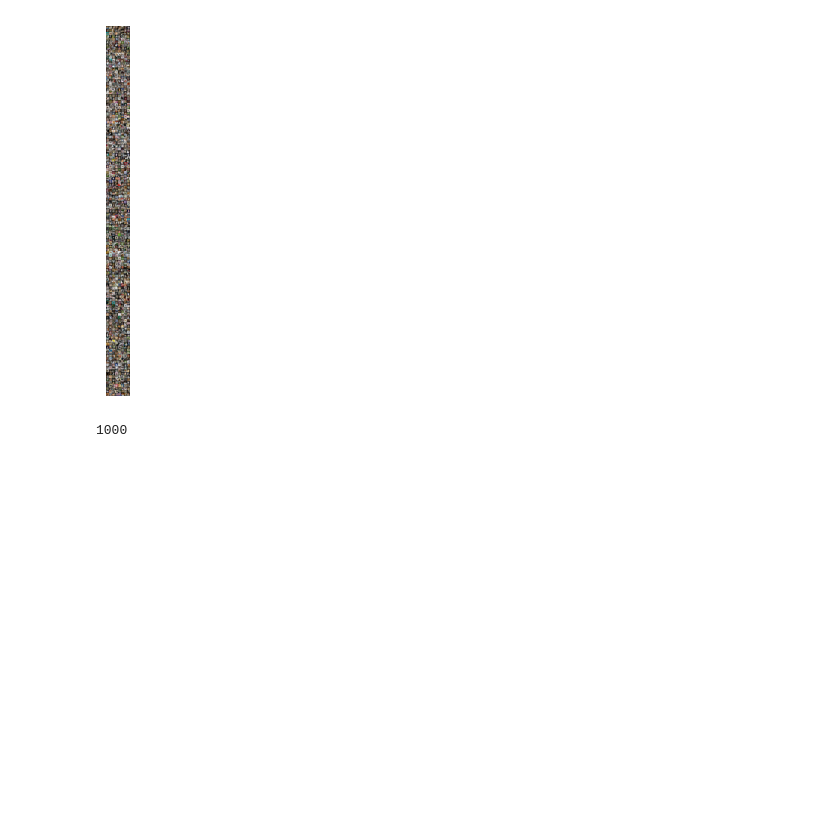
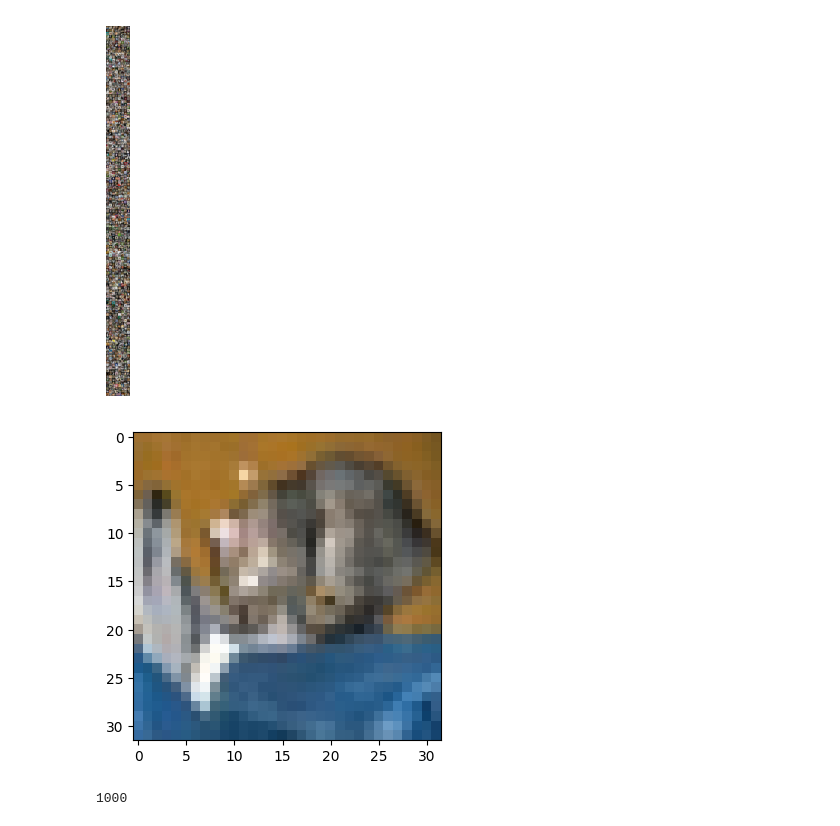
Before and after one commit to dkumar2701/image-deeplearning, a Jupyter notebook: ConditionalFID.ipynb, the cells around one changed output. Cells and saved outputs as stored; diff of their text form; code cells hidden in the pictures; blank space fills up the shorter version.

```diff
--- a/ConditionalFID.ipynb
+++ b/ConditionalFID.ipynb
@@ -157,6 +154,10 @@ plt.imshow(ndarr)
 plt.show()
 # %% [output]
 [figure]
+# %%
+view_some_images(1, "output/imagesCond_FID/CATtest_images")
+# %% [output]
+[figure, added]
 # %%
 print(len([name for name in os.listdir(os.path.join("./output/imagesCond_FID/CATtest_images"))]))
 # %% [output]
```
Also changed, not shown: parts of 26 cells of this notebook.
